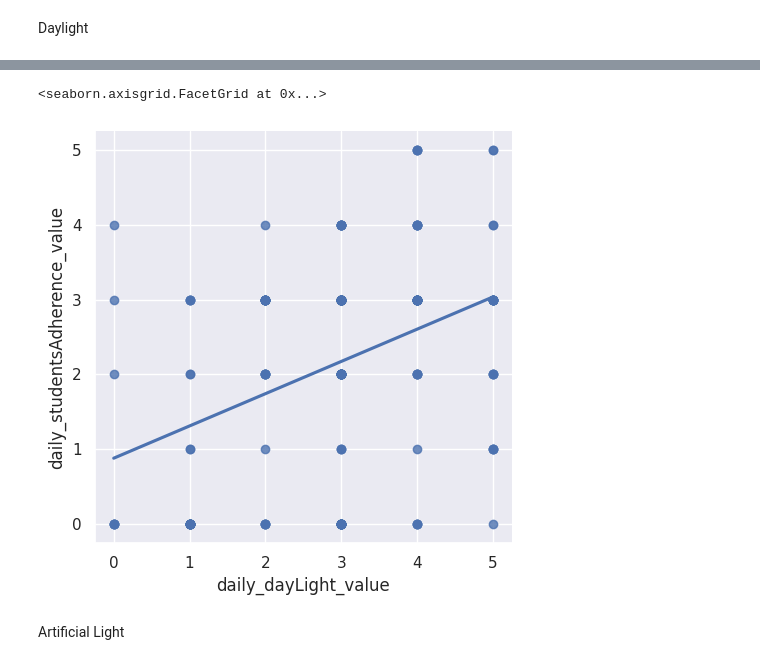
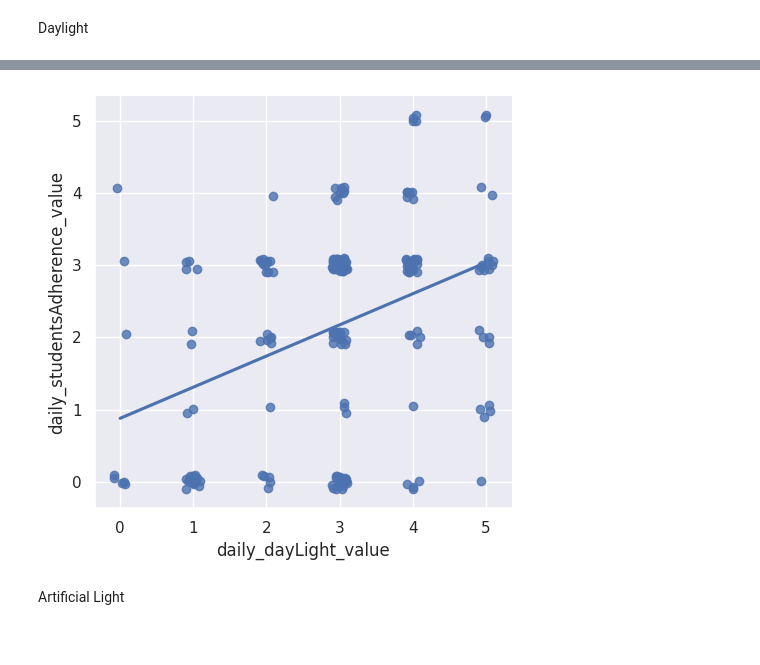
Before and after one commit to tug-cps/SchoolFeedback, a Jupyter notebook: notebooks/data_analysis.ipynb, the cells around one changed output, grey strips where cells are left out. Drawn from its saved outputs; the diff is of its cells as text; code cells hidden in the pictures.

```diff
--- a/notebooks/data_analysis.ipynb
+++ b/notebooks/data_analysis.ipynb
@@ -219,8 +211,8 @@ plt.savefig("../plots/daily_studentsAdherence_value/daylight.png",bbox_inches='t
 # %%
-sns.lmplot(x='daily_dayLight_value', y='daily_studentsAdherence_value', data=feedback_df, ci=None)
+fig=sns.lmplot(x='daily_dayLight_value', y='daily_studentsAdherence_value', data=feedback_df, ci=None, x_jitter=0.1,y_jitter=0.1)
+fig.savefig("../plots/daily_studentsAdherence_value/daylight.png",bbox_inches='tight')
 # %% [output]
-<seaborn.axisgrid.FacetGrid at 0x...>
-[figure, old version]
+[figure, new version]
 # %% [markdown]
 Artificial Light
 # %%
```
Also changed, not shown: parts of 33 cells of this notebook, 26 other files.
